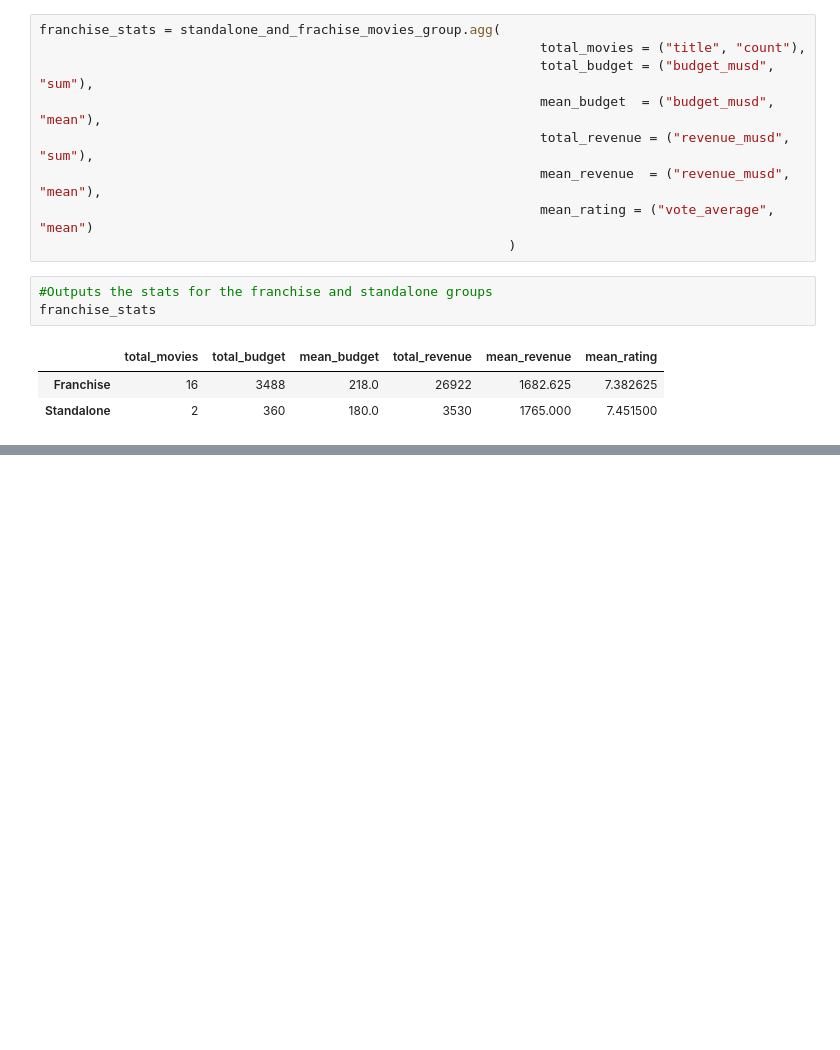
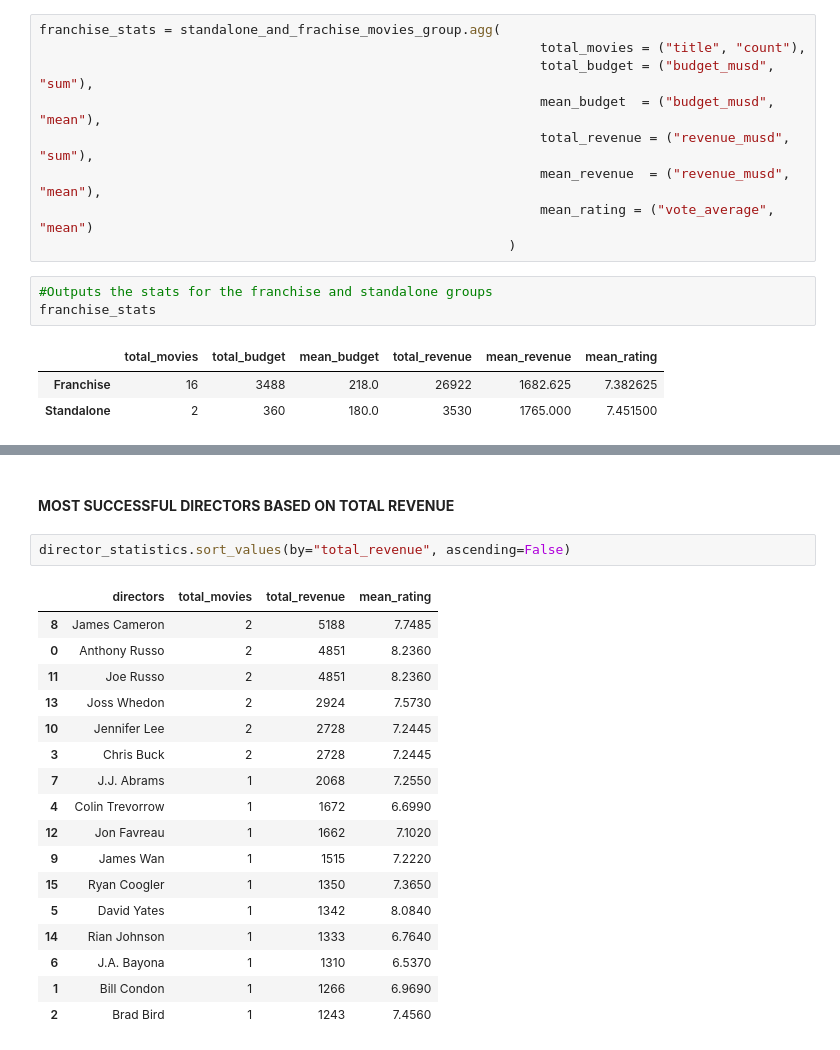
Before and after one commit to PercyAyimbilaNsolemna/TMDB_Movie_Data_Analysis, a Jupyter notebook: Notebook/movieAnalysis.ipynb, the cells around one changed output, grey strips where cells are left out. Cells and saved outputs as stored; diff of their text form; blank space fills up the shorter version.

```diff
--- a/Notebook/movieAnalysis.ipynb
+++ b/Notebook/movieAnalysis.ipynb
@@ -1062,0 +1143,22 @@ False
+# %% [markdown]
+#### **MOST SUCCESSFUL DIRECTORS BASED ON TOTAL REVENUE**
+# %%
+director_statistics.sort_values(by="total_revenue", ascending=False)
+# %% [output]
+|  | directors | total_movies | total_revenue | mean_rating |
+| 8 | James Cameron | 2 | 5188 | 7.7485 |
+| 0 | Anthony Russo | 2 | 4851 | 8.2360 |
+| 11 | Joe Russo | 2 | 4851 | 8.2360 |
+| 13 | Joss Whedon | 2 | 2924 | 7.5730 |
+| 10 | Jennifer Lee | 2 | 2728 | 7.2445 |
+| 3 | Chris Buck | 2 | 2728 | 7.2445 |
+| 7 | J.J. Abrams | 1 | 2068 | 7.2550 |
+| 4 | Colin Trevorrow | 1 | 1672 | 6.6990 |
+| 12 | Jon Favreau | 1 | 1662 | 7.1020 |
+| 9 | James Wan | 1 | 1515 | 7.2220 |
+| 15 | Ryan Coogler | 1 | 1350 | 7.3650 |
+| 5 | David Yates | 1 | 1342 | 8.0840 |
+| 14 | Rian Johnson | 1 | 1333 | 6.7640 |
+| 6 | J.A. Bayona | 1 | 1310 | 6.5370 |
+| 1 | Bill Condon | 1 | 1266 | 6.9690 |
+| 2 | Brad Bird | 1 | 1243 | 7.4560 |
```
Also changed, not shown: parts of 13 cells of this notebook.
